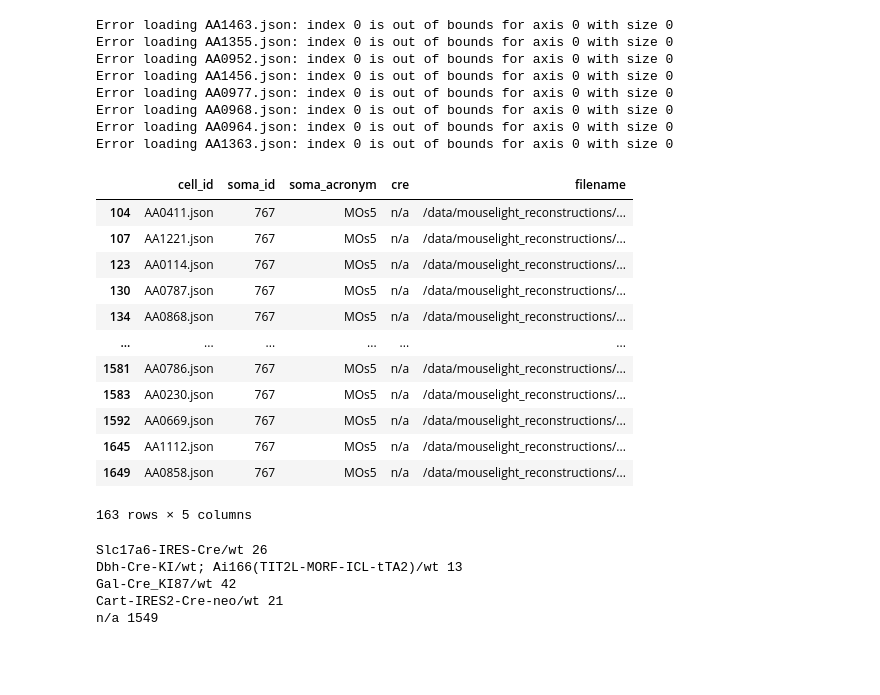
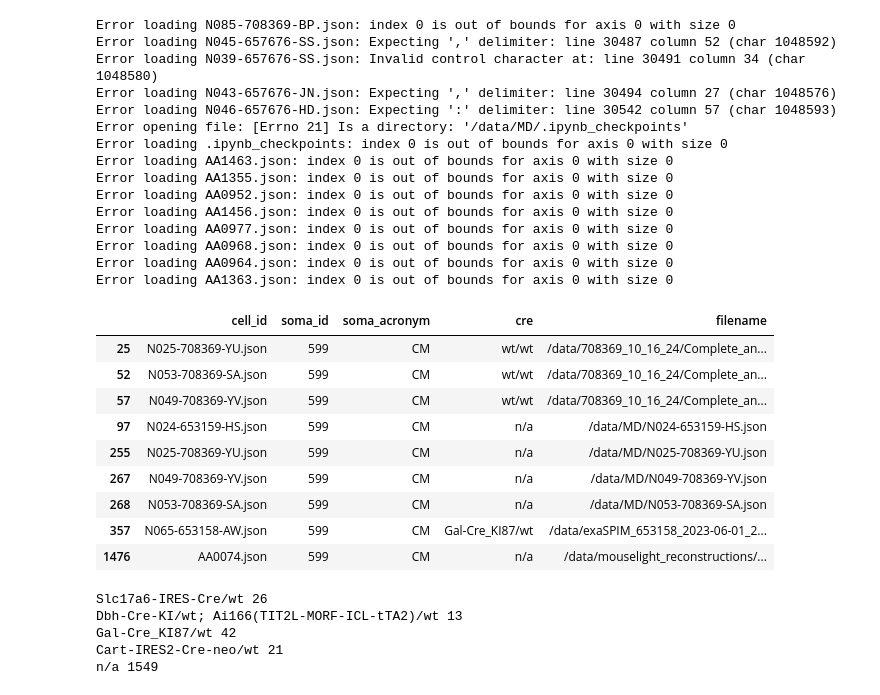
Before and after one commit to AllenNeuralDynamics/aind-LC-morphologies_supplemental_figure, a Jupyter notebook: code/create_manifest.ipynb, the cells around one changed output. Drawn from its saved outputs; the diff is of its cells as text; code cells hidden in the pictures; blank space fills up the shorter version.

```diff
--- a/code/create_manifest.ipynb
+++ b/code/create_manifest.ipynb
@@ -21,6 +21,8 @@ def get_soma_loc(file_path):
     return(neuron_data['soma']['allenId'])
 # %%
 file_folders = [
+"/data/708369_10_16_24",
+'/data/MD',
 '/data/exaSPIM_609281_2022-11-03_13-49-18_reconstructions',
 '/data/exaSPIM_651324_2023-03-06_15-13-25_reconstructions',
 '/data/exaSPIM_653158_2023-06-01_20-41-38_reconstructions',
@@ -31,7 +33,17 @@ file_folders = [
 df = pd.DataFrame(columns=('cell_id','soma_id','soma_acronym','cre', 'filename'))
 
 for folder in file_folders:
-    if Path(folder).name!="mouselight_reconstructions":
+    if Path(folder).name == "MD": #bad temporary fix
+        for r in os.listdir(folder):
+            try:
+                json_file = os.path.join(folder, r)
+                soma_loc = get_soma_loc(json_file)
+                soma_acronym = ccf_structures[ccf_structures.id==soma_loc].acronym.values[0]
+            except Exception as e:
+                print(f"Error loading {os.path.basename(json_file)}: {e}")
+                soma_acronym = None
+            df.loc[len(df.index)] = [r,soma_loc, soma_acronym, "n/a", json_file]
+    elif Path(folder).name!="mouselight_reconstructions":
         for f in os.listdir(folder):
             subject_file = os.path.join(folder, "subject.json")
             with open(subject_file, 'r') as file:
@@ -39,9 +51,13 @@ for folder in file_folders:
             cre = data['genotype']
             if f=="Complete_annotated":
                 for r in os.listdir(os.path.join(folder, f)):
-                    json_file = os.path.join(folder, f, r)
-                    soma_loc = get_soma_loc(json_file)
-                    soma_acronym = ccf_structures[ccf_structures.id==soma_loc].acronym.values[0]
+                    try:
+                        json_file = os.path.join(folder, f, r)
+                        soma_loc = get_soma_loc(json_file)
+                        soma_acronym = ccf_structures[ccf_structures.id==soma_loc].acronym.values[0]
+                    except Exception as e:
+                        print(f"Error loading {os.path.basename(json_file)}: {e}")
+                        soma_acronym = None
                     df.loc[len(df.index)] = [r,soma_loc, soma_acronym, cre, json_file]
             else:
                 continue
@@ -56,6 +72,13 @@ for folder in file_folders:
                 soma_acronym = None
             df.loc[len(df.index)] = [f,soma_loc, soma_acronym, "n/a", json_file]
 # %% [output]
+Error loading N085-708369-BP.json: index 0 is out of bounds for axis 0 with size 0
+Error loading N045-657676-SS.json: Expecting ',' delimiter: line 30487 column 52 (char 1048592)
+Error loading N039-657676-SS.json: Invalid control character at: line 30491 column 34 (char 1048580)
+Error loading N043-657676-JN.json: Expecting ',' delimiter: line 30494 column 27 (char 1048576)
+Error loading N046-657676-HD.json: Expecting ':' delimiter: line 30542 column 57 (char 1048593)
+Error opening file: [Errno 21] Is a directory: '/data/MD/.ipynb_checkpoints'
+Error loading .ipynb_checkpoints: index 0 is out of bounds for axis 0 with size 0
 Error loading AA1463.json: index 0 is out of bounds for axis 0 with size 0
 Error loading AA1355.json: index 0 is out of bounds for axis 0 with size 0
 Error loading AA0952.json: index 0 is out of bounds for axis 0 with size 0
@@ -67,21 +90,18 @@ Error loading AA1363.json: index 0 is out of bounds for axis 0 with size 0
 # %%
 df.to_csv('../scratch/reconstructed_neurons.csv')
 # %%
-df[df.soma_acronym=='MOs5']
+df[df.soma_acronym=='CM']
 # %% [output]
 |  | cell_id | soma_id | soma_acronym | cre | filename |
-| 104 | AA0411.json | 767 | MOs5 | n/a | /data/mouselight_reconstructions/... |
-| 107 | AA1221.json | 767 | MOs5 | n/a | /data/mouselight_reconstructions/... |
-| 123 | AA0114.json | 767 | MOs5 | n/a | /data/mouselight_reconstructions/... |
-| 130 | AA0787.json | 767 | MOs5 | n/a | /data/mouselight_reconstructions/... |
-| 134 | AA0868.json | 767 | MOs5 | n/a | /data/mouselight_reconstructions/... |
-| ... | ... | ... | ... | ... | ... |
-| 1581 | AA0786.json | 767 | MOs5 | n/a | /data/mouselight_reconstructions/... |
-| 1583 | AA0230.json | 767 | MOs5 | n/a | /data/mouselight_reconstructions/... |
-| 1592 | AA0669.json | 767 | MOs5 | n/a | /data/mouselight_reconstructions/... |
-| 1645 | AA1112.json | 767 | MOs5 | n/a | /data/mouselight_reconstructions/... |
-| 1649 | AA0858.json | 767 | MOs5 | n/a | /data/mouselight_reconstructions/... |
+| 25 | N025-708369-YU.json | 599 | CM | wt/wt | /data/708369_10_16_24/Complete_an... |
+| 52 | N053-708369-SA.json | 599 | CM | wt/wt | /data/708369_10_16_24/Complete_an... |
+| 57 | N049-708369-YV.json | 599 | CM | wt/wt | /data/708369_10_16_24/Complete_an... |
+| 97 | N024-653159-HS.json | 599 | CM | n/a | /data/MD/N024-653159-HS.json |
+| 255 | N025-708369-YU.json | 599 | CM | n/a | /data/MD/N025-708369-YU.json |
+| 267 | N049-708369-YV.json | 599 | CM | n/a | /data/MD/N049-708369-YV.json |
+| 268 | N053-708369-SA.json | 599 | CM | n/a | /data/MD/N053-708369-SA.json |
+| 357 | N065-653158-AW.json | 599 | CM | Gal-Cre_KI87/wt | /data/exaSPIM_653158_2023-06-01_2... |
+| 1476 | AA0074.json | 599 | CM | n/a | /data/mouselight_reconstructions/... |
-163 rows × 5 columns
 # %%
 for cre in df.cre.unique():
     print(cre, len(df[df.cre==cre]))
```
Also changed, not shown: 16 other files.
